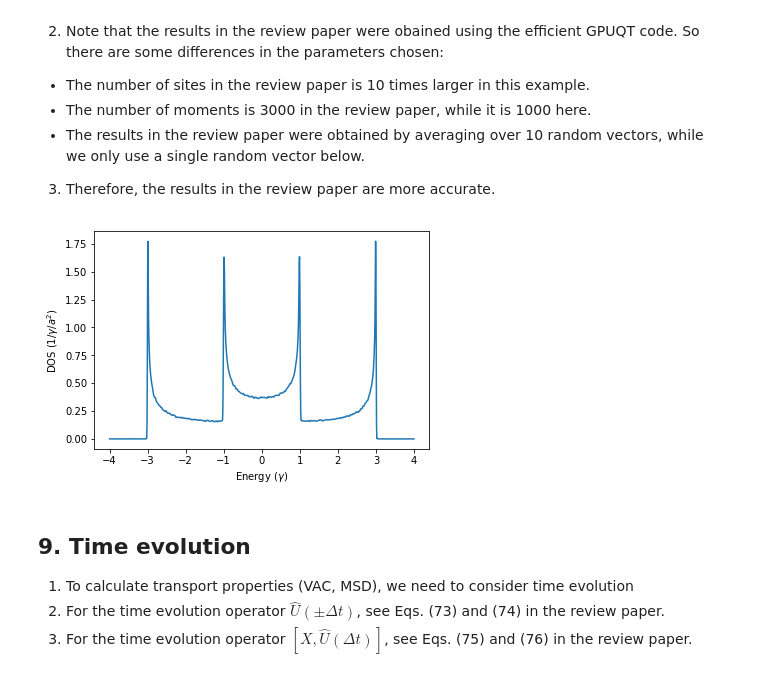
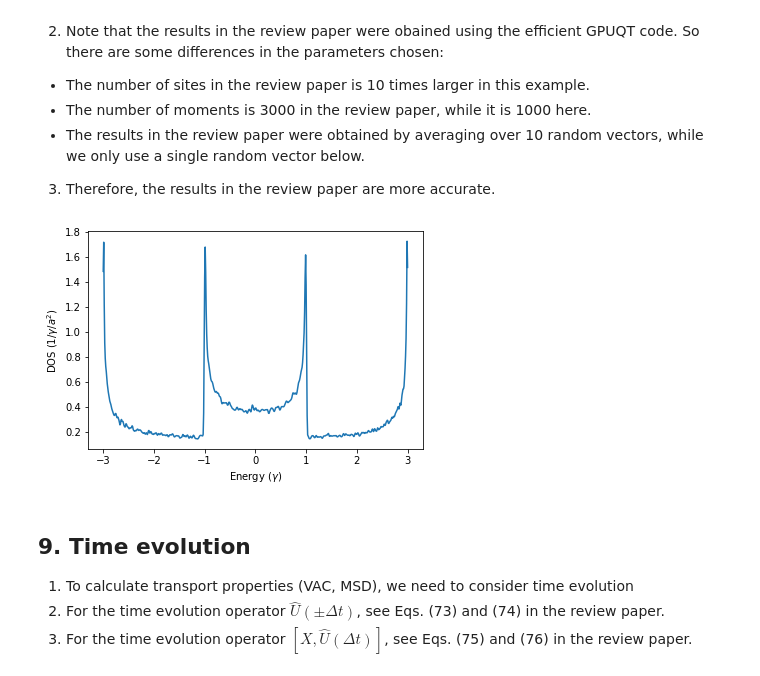
Before and after one commit to brucefan1983/LSQT-Jupyter, a Jupyter notebook: LSQT.ipynb, the cells around one changed output. Cells and saved outputs as stored; diff of their text form; code cells hidden in the pictures.

```diff
--- a/LSQT.ipynb
+++ b/LSQT.ipynb
@@ -332,24 +311,24 @@ def find_dos(M, E_max, E_scaled, H_scaled, phi):
 3. Therefore, the results in the review paper are more accurate.
 # %%
 # (1) Prepare some parameters
-Nx = 500000
+Nx = 50000
 Ny = 2
 W = 0
 E_max = 4.1
 M = 1000
-E = np.linspace(-4, 4, num = 1001)
+E = np.linspace(-3, 3, num = 601)
 # (2) Construct the model
 H, V = find_H(Nx, Ny, W)
 phi = create_state(Nx * Ny)
 # (3) Calculate the DOS
 DOS = find_dos(M, E_max, E/E_max, H/E_max, phi)
 # (4) Plot the results
 plt.plot(E, DOS)
 plt.xlabel('Energy ($\gamma$)')
 plt.ylabel('DOS ($1/\gamma/a^2$)')
 plt.show()
 # %% [output]
-[figure, old version]
+[figure, new version]
 # %% [markdown]
 ## 9. Time evolution
 1. To calculate transport properties (VAC, MSD), we need to consider time evolution
```
Also changed, not shown: parts of 6 cells of this notebook.
